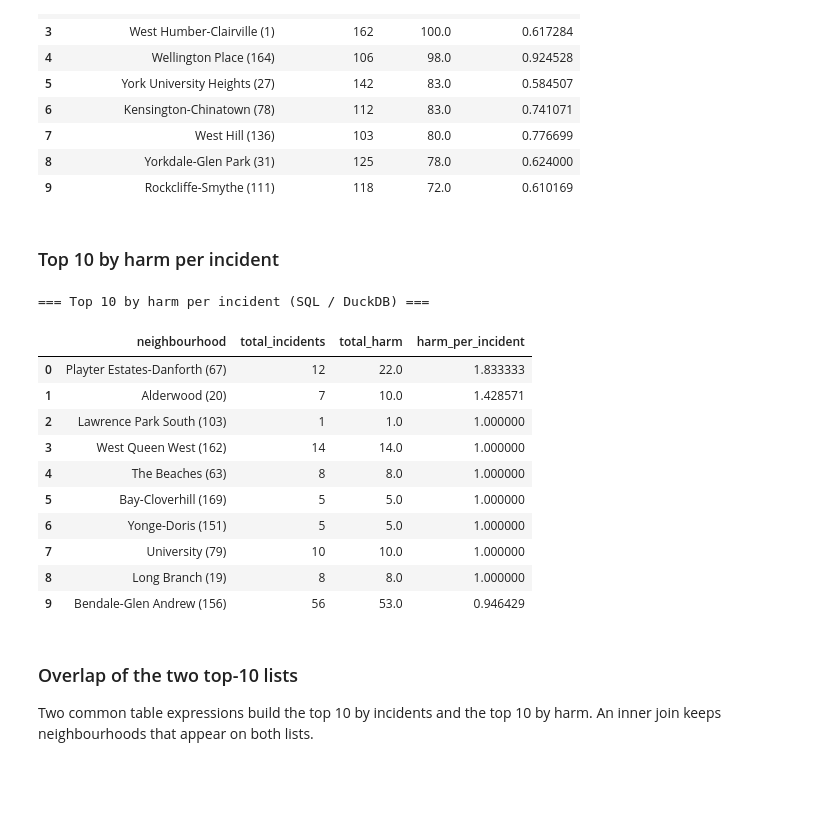
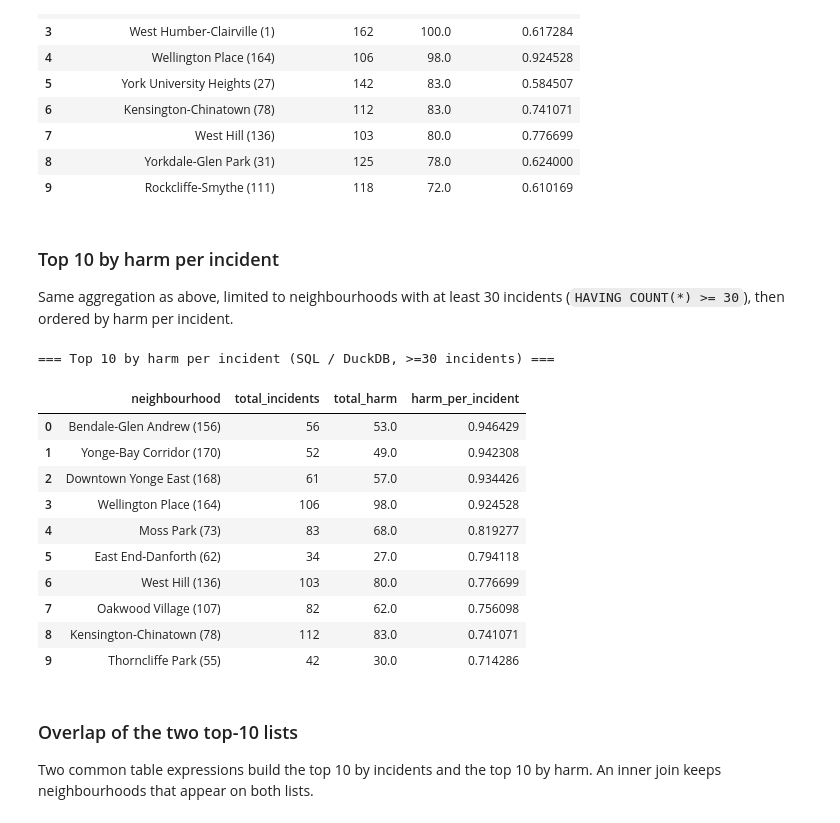
Before and after one commit to 5781mahmood/cct416-firearm-analysis, a Jupyter notebook: Toronto_Firearm_Analysis_Code.ipynb, the cells around one changed output. Cells and saved outputs as stored; diff of their text form; code cells hidden in the pictures; blank space fills up the shorter version.

```diff
--- a/Toronto_Firearm_Analysis_Code.ipynb
+++ b/Toronto_Firearm_Analysis_Code.ipynb
@@ -560,34 +645,37 @@ display(sql_top_harm)
 | 9 | Rockcliffe-Smythe (111) | 118 | 72.0 | 0.610169 |
 # %% [markdown]
 ### Top 10 by harm per incident
+
+Same aggregation as above, limited to neighbourhoods with at least 30 incidents (`HAVING COUNT(*) >= 30`), then ordered by harm per incident.
 # %%
 sql_top_harm_rate = con.execute('''
 SELECT
   NEIGHBOURHOOD_158 AS neighbourhood,
   COUNT(*) AS total_incidents,
   SUM(total_harm) AS total_harm,
   SUM(total_harm) * 1.0 / COUNT(*) AS harm_per_incident
 FROM incidents
 GROUP BY NEIGHBOURHOOD_158
+HAVING COUNT(*) >= 30
 ORDER BY harm_per_incident DESC
 LIMIT 10
 ''').df()
 
-print("=== Top 10 by harm per incident (SQL / DuckDB) ===")
+print("=== Top 10 by harm per incident (SQL / DuckDB, >=30 incidents) ===")
 display(sql_top_harm_rate)
 # %% [output]
-=== Top 10 by harm per incident (SQL / DuckDB) ===
+=== Top 10 by harm per incident (SQL / DuckDB, >=30 incidents) ===
 |  | neighbourhood | total_incidents | total_harm | harm_per_incident |
-| 0 | Playter Estates-Danforth (67) | 12 | 22.0 | 1.833333 |
-| 1 | Alderwood (20) | 7 | 10.0 | 1.428571 |
-| 2 | Lawrence Park South (103) | 1 | 1.0 | 1.000000 |
-| 3 | West Queen West (162) | 14 | 14.0 | 1.000000 |
-| 4 | The Beaches (63) | 8 | 8.0 | 1.000000 |
-| 5 | Bay-Cloverhill (169) | 5 | 5.0 | 1.000000 |
-| 6 | Yonge-Doris (151) | 5 | 5.0 | 1.000000 |
-| 7 | University (79) | 10 | 10.0 | 1.000000 |
-| 8 | Long Branch (19) | 8 | 8.0 | 1.000000 |
-| 9 | Bendale-Glen Andrew (156) | 56 | 53.0 | 0.946429 |
+| 0 | Bendale-Glen Andrew (156) | 56 | 53.0 | 0.946429 |
+| 1 | Yonge-Bay Corridor (170) | 52 | 49.0 | 0.942308 |
+| 2 | Downtown Yonge East (168) | 61 | 57.0 | 0.934426 |
+| 3 | Wellington Place (164) | 106 | 98.0 | 0.924528 |
+| 4 | Moss Park (73) | 83 | 68.0 | 0.819277 |
+| 5 | East End-Danforth (62) | 34 | 27.0 | 0.794118 |
+| 6 | West Hill (136) | 103 | 80.0 | 0.776699 |
+| 7 | Oakwood Village (107) | 82 | 62.0 | 0.756098 |
+| 8 | Kensington-Chinatown (78) | 112 | 83.0 | 0.741071 |
+| 9 | Thorncliffe Park (55) | 42 | 30.0 | 0.714286 |
 # %% [markdown]
 ### Overlap of the two top-10 lists
 
```
Also changed, not shown: parts of 11 cells of this notebook, 5 other files.
